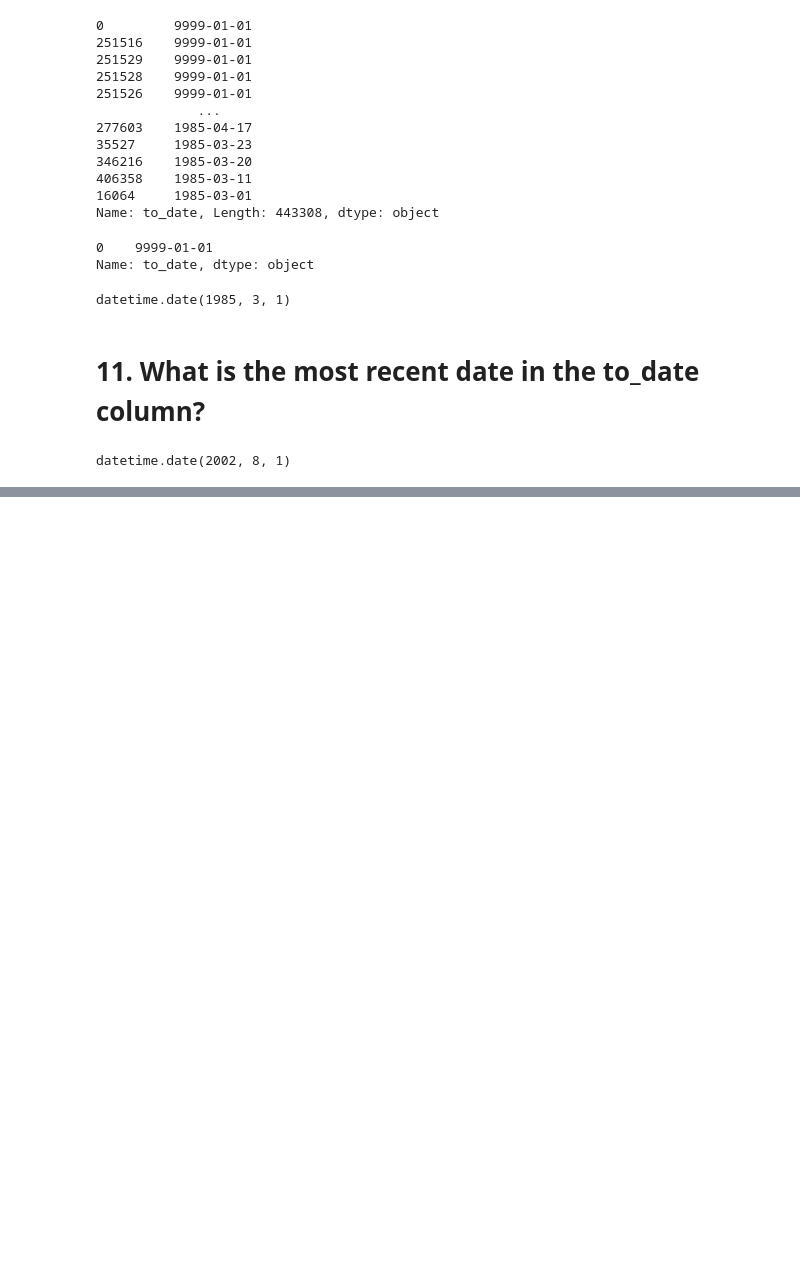
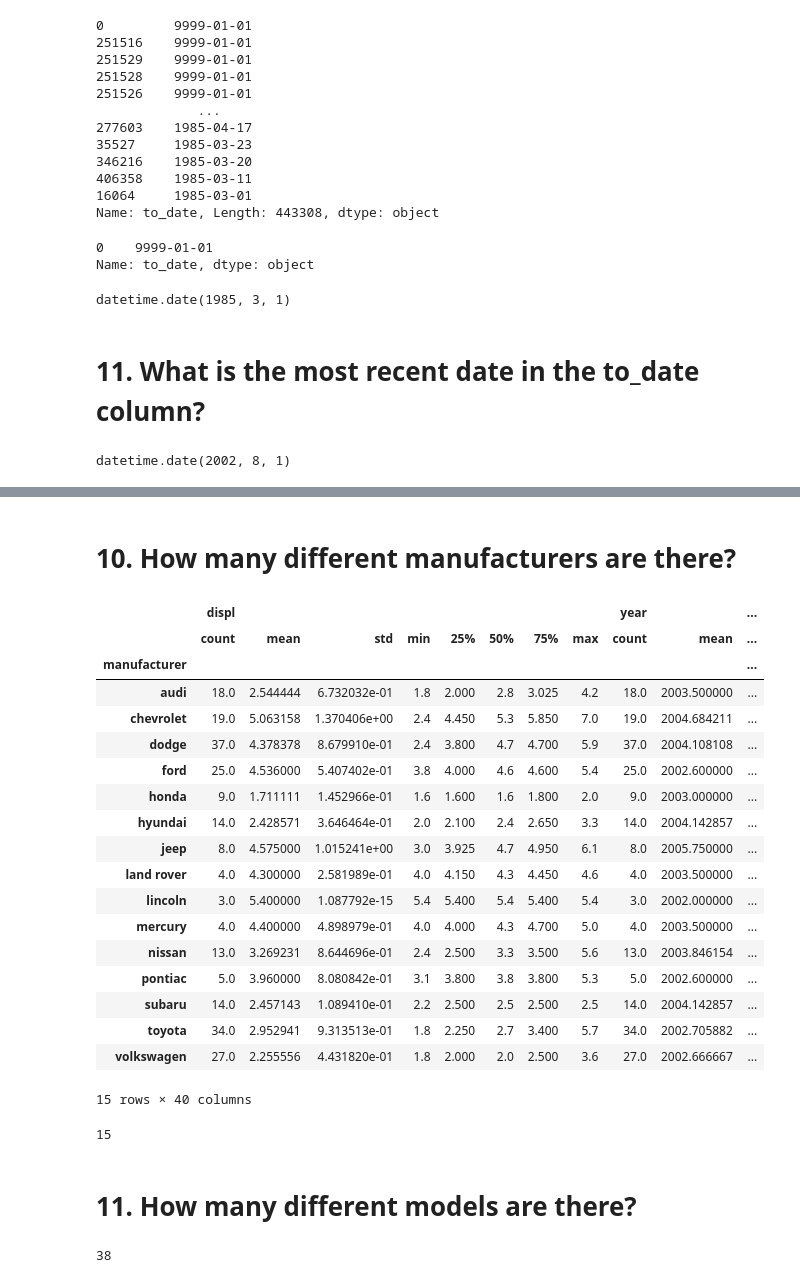
Before and after one commit to rajaramgautam/numpy-pandas-visualization-exercises, a Jupyter notebook: numpy-pandas-visualization-exercises/advanced_dataframes.ipynb, the cells around one changed output, grey strips where cells are left out. Drawn from its saved outputs; the diff is of its cells as text; code cells hidden in the pictures; blank space fills up the shorter version.

Commit message:
Advanced Dataframes.IPYNB

```diff
--- a/numpy-pandas-visualization-exercises/advanced_dataframes.ipynb
+++ b/numpy-pandas-visualization-exercises/advanced_dataframes.ipynb
@@ -262,0 +388,4 @@ datetime.date(2002, 8, 1)
+# %%
+from pydataset import data
+data('mpg', show_doc=True)
+mpg = data('mpg')
@@ -262,0 +482,34 @@ datetime.date(2002, 8, 1)
+# %% [markdown]
+# 10. How many different manufacturers are there?
+# %%
+mpg.groupby('manufacturer').describe()
+# %% [output]
+|  | displ |  |  |  |  |  |  |  | year |  | ... |
+|  | count | mean | std | min | 25% | 50% | 75% | max | count | mean | ... |
+| manufacturer |  |  |  |  |  |  |  |  |  |  | ... |
+| audi | 18.0 | 2.544444 | 6.732032e-01 | 1.8 | 2.000 | 2.8 | 3.025 | 4.2 | 18.0 | 2003.500000 | ... |
+| chevrolet | 19.0 | 5.063158 | 1.370406e+00 | 2.4 | 4.450 | 5.3 | 5.850 | 7.0 | 19.0 | 2004.684211 | ... |
+| dodge | 37.0 | 4.378378 | 8.679910e-01 | 2.4 | 3.800 | 4.7 | 4.700 | 5.9 | 37.0 | 2004.108108 | ... |
+| ford | 25.0 | 4.536000 | 5.407402e-01 | 3.8 | 4.000 | 4.6 | 4.600 | 5.4 | 25.0 | 2002.600000 | ... |
+| honda | 9.0 | 1.711111 | 1.452966e-01 | 1.6 | 1.600 | 1.6 | 1.800 | 2.0 | 9.0 | 2003.000000 | ... |
+| hyundai | 14.0 | 2.428571 | 3.646464e-01 | 2.0 | 2.100 | 2.4 | 2.650 | 3.3 | 14.0 | 2004.142857 | ... |
+| jeep | 8.0 | 4.575000 | 1.015241e+00 | 3.0 | 3.925 | 4.7 | 4.950 | 6.1 | 8.0 | 2005.750000 | ... |
+| land rover | 4.0 | 4.300000 | 2.581989e-01 | 4.0 | 4.150 | 4.3 | 4.450 | 4.6 | 4.0 | 2003.500000 | ... |
+| lincoln | 3.0 | 5.400000 | 1.087792e-15 | 5.4 | 5.400 | 5.4 | 5.400 | 5.4 | 3.0 | 2002.000000 | ... |
+| mercury | 4.0 | 4.400000 | 4.898979e-01 | 4.0 | 4.000 | 4.3 | 4.700 | 5.0 | 4.0 | 2003.500000 | ... |
+| nissan | 13.0 | 3.269231 | 8.644696e-01 | 2.4 | 2.500 | 3.3 | 3.500 | 5.6 | 13.0 | 2003.846154 | ... |
+| pontiac | 5.0 | 3.960000 | 8.080842e-01 | 3.1 | 3.800 | 3.8 | 3.800 | 5.3 | 5.0 | 2002.600000 | ... |
+| subaru | 14.0 | 2.457143 | 1.089410e-01 | 2.2 | 2.500 | 2.5 | 2.500 | 2.5 | 14.0 | 2004.142857 | ... |
+| toyota | 34.0 | 2.952941 | 9.313513e-01 | 1.8 | 2.250 | 2.7 | 3.400 | 5.7 | 34.0 | 2002.705882 | ... |
+| volkswagen | 27.0 | 2.255556 | 4.431820e-01 | 1.8 | 2.000 | 2.0 | 2.500 | 3.6 | 27.0 | 2002.666667 | ... |
+15 rows × 40 columns
+# %%
+mpg.groupby('manufacturer').describe().shape[0]
+# %% [output]
+15
+# %% [markdown]
+# 11. How many different models are there?
+# %%
+mpg.groupby('model').describe().shape[0]
+# %% [output]
+38
```
Also changed, not shown: parts of 64 cells of this notebook.
